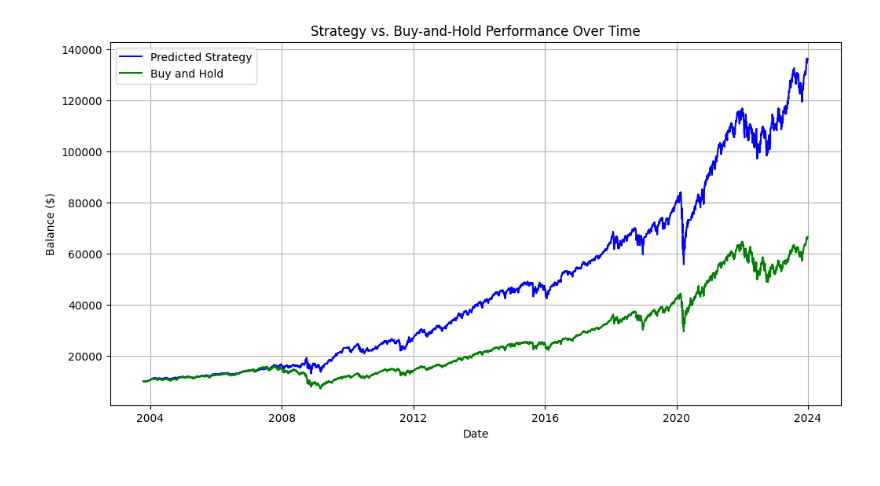
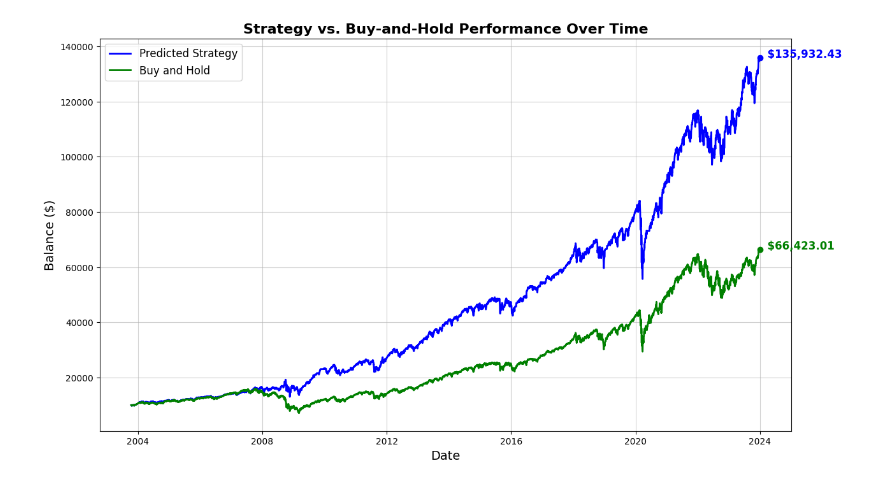
Before and after one commit to kevinkuriakose173/Trading-Algorithm, a Jupyter notebook: main.ipynb, the cells around one changed output. Saved outputs shown, nothing was run; the diff lists cells and outputs as text; code cells hidden in the pictures.

```diff
--- a/main.ipynb
+++ b/main.ipynb
@@ -105,42 +117,51 @@ preds["MACD_Signal"] = data["MACD_Signal"]
 initial_balance = 10000  # Starting with $10,000
 balance_predictions = initial_balance
 balance_buy_hold = initial_balance
 
 # Lists to store balances over time
 predicted_balances = [initial_balance]
 buy_hold_balances = [initial_balance]
 
 # Loop through the DataFrame to calculate balances
 for i in range(len(preds) - 1):  # Exclude the last row since we use i + 1
     # Predicted strategy
     if ((preds["Predictions"].iloc[i] == 1) &
         ~((preds["Crossover_50_200"].iloc[i] == 0) &
           (preds["RSI_Signal"].iloc[i] == -1))):
         balance_predictions *= (1 + preds["% Change"].iloc[i + 1])
 
     # Append to predicted balances
     predicted_balances.append(balance_predictions)
 
     # Buy-and-hold strategy
     balance_buy_hold *= (1 + preds["% Change"].iloc[i + 1])
     buy_hold_balances.append(balance_buy_hold)
 
 # Add calculated balances to DataFrame
 preds["Predicted_Balance"] = predicted_balances
 preds["Buy_Hold_Balance"] = buy_hold_balances
 
 # Plot the entire time period
-plt.figure(figsize=(12, 6))
-plt.plot(preds.index, preds["Predicted_Balance"], label="Predicted Strategy", color="blue")
-plt.plot(preds.index, preds["Buy_Hold_Balance"], label="Buy and Hold", color="green")
-plt.title("Strategy vs. Buy-and-Hold Performance Over Time")
-plt.xlabel("Date")
-plt.ylabel("Balance ($)")
-plt.legend()
-plt.grid()
+plt.figure(figsize=(14, 8))
+plt.plot(preds.index, preds["Predicted_Balance"], label="Predicted Strategy", color="blue", linewidth=2)
+plt.plot(preds.index, preds["Buy_Hold_Balance"], label="Buy and Hold", color="green", linewidth=2)
+
+# Add final balance annotations
+final_predicted_balance = predicted_balances[-1]
+final_buy_hold_balance = buy_hold_balances[-1]
+plt.scatter(preds.index[-1], final_predicted_balance, color="blue", zorder=5)
+plt.text(preds.index[-1], final_predicted_balance, f"  ${final_predicted_balance:,.2f}", color="blue", fontsize=12, ha='left', weight='bold')
+plt.scatter(preds.index[-1], final_buy_hold_balance, color="green", zorder=5)
+plt.text(preds.index[-1], final_buy_hold_balance, f"  ${final_buy_hold_balance:,.2f}", color="green", fontsize=12, ha='left', weight='bold')
+
+plt.title("Strategy vs. Buy-and-Hold Performance Over Time", fontsize=16, weight='bold')
+plt.xlabel("Date", fontsize=14)
+plt.ylabel("Balance ($)", fontsize=14)
+plt.legend(fontsize=12)
+plt.grid(alpha=0.6)
 plt.show()
 # %% [output]
-[figure, old version]
+[figure, new version]
 # %%
 # Count growth and decline days in the real S&P 500 data
 count_growth = (preds["Target"] == 1).sum()
```
Also changed, not shown: parts of 4 cells of this notebook.
